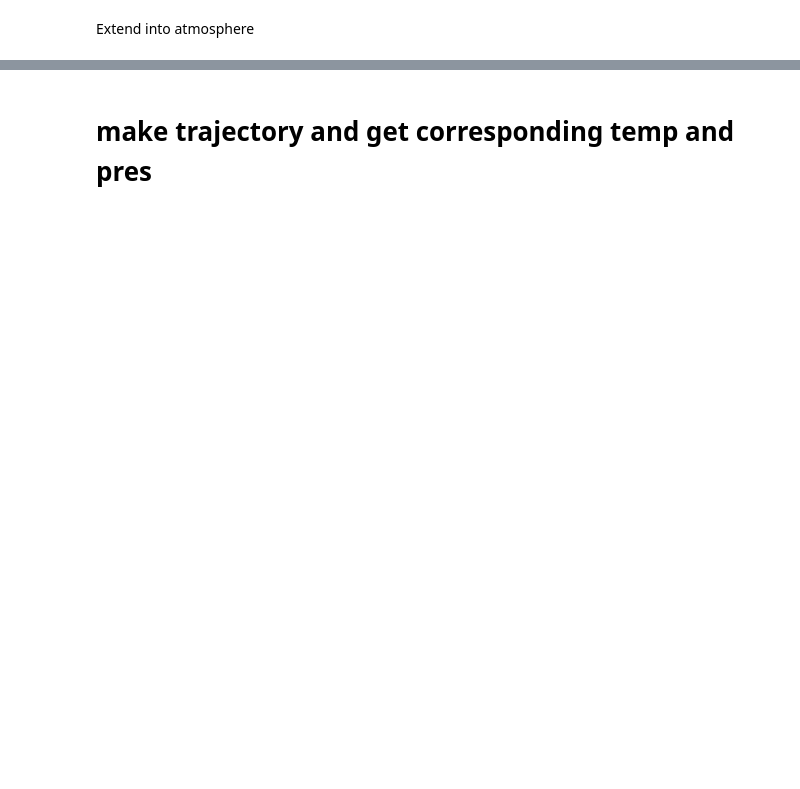
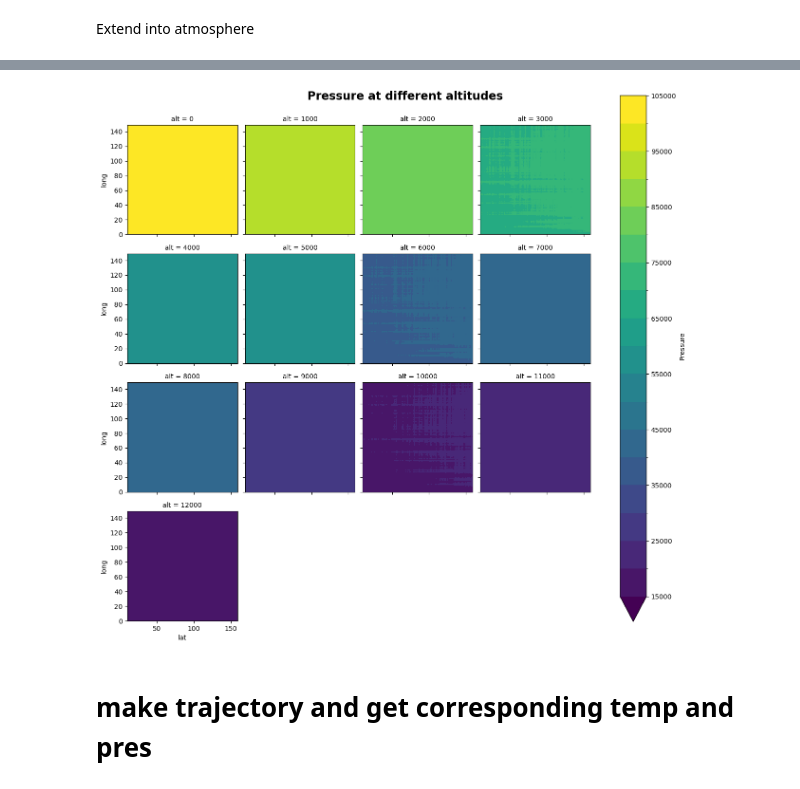
Before and after one commit to wmbelk/Weather, a Jupyter notebook: genEnv.ipynb, the cells around one changed output, grey strips where cells are left out. Saved outputs shown, nothing was run; the diff lists cells and outputs as text; code cells hidden in the pictures; blank space fills up the shorter version.

```diff
--- a/genEnv.ipynb
+++ b/genEnv.ipynb
@@ -112,14 +117,13 @@ def add_altitude_effects(rng, samp_inc, mean_tempC_Km, max_alt_Km):
     temperature = ( [np.array(samp_inc)
                  for _ in np.arange(max_alt_Km)]
                -np.broadcast_to(
-    tempC_Km * np.arange(max_alt_Km)*1000, (250,250,13)
+    tempC_Km * np.arange(max_alt_Km)*1000, (size-horz_offest,size-horz_offest,max_alt_Km)
     ).T
 )
     temperature = temperature.T
     return temperature
 
 temp_3D = add_altitude_effects(rng, samp_inc, mean_tempC_Km, max_alt_Km)
-
 # %%
 # %%
 xr_temp_3D = xr.DataArray(temp_3D, dims=['lat', 'long', 'alt'], coords={'lat': lat, 'long': long, 'alt': alt})
@@ -170,16 +192,17 @@ pressure
 # %%
-
 # %%
 xr_temp_pres = xr.merge(
     [xr_temp_3D.rename("Temperature"),
-     pressure.rename("pressure")]
+     pressure.rename("Pressure")]
      )
 # %%
-xr_temp_pres.pressure.plot.contourf(x='lat',y='long', col='alt', col_wrap=4,
+xr_temp_pres.Pressure.plot.contourf(x='lat',y='long', col='alt', col_wrap=4,
                          robust=True, levels=20)
-plt.suptitle('pressure at different altitudes', fontsize = 'xx-large',
+plt.suptitle('Pressure at different altitudes', fontsize = 'xx-large',
              weight = 'extra bold')
 plt.subplots_adjust(top=.92, right=.8, left=.05, bottom=.05)
 # %%
+# %% [output]
+[figure, added]
 # %% [markdown]
 # make trajectory and get corresponding temp and pres
```
Also changed, not shown: parts of 36 cells of this notebook, 1 other file.
